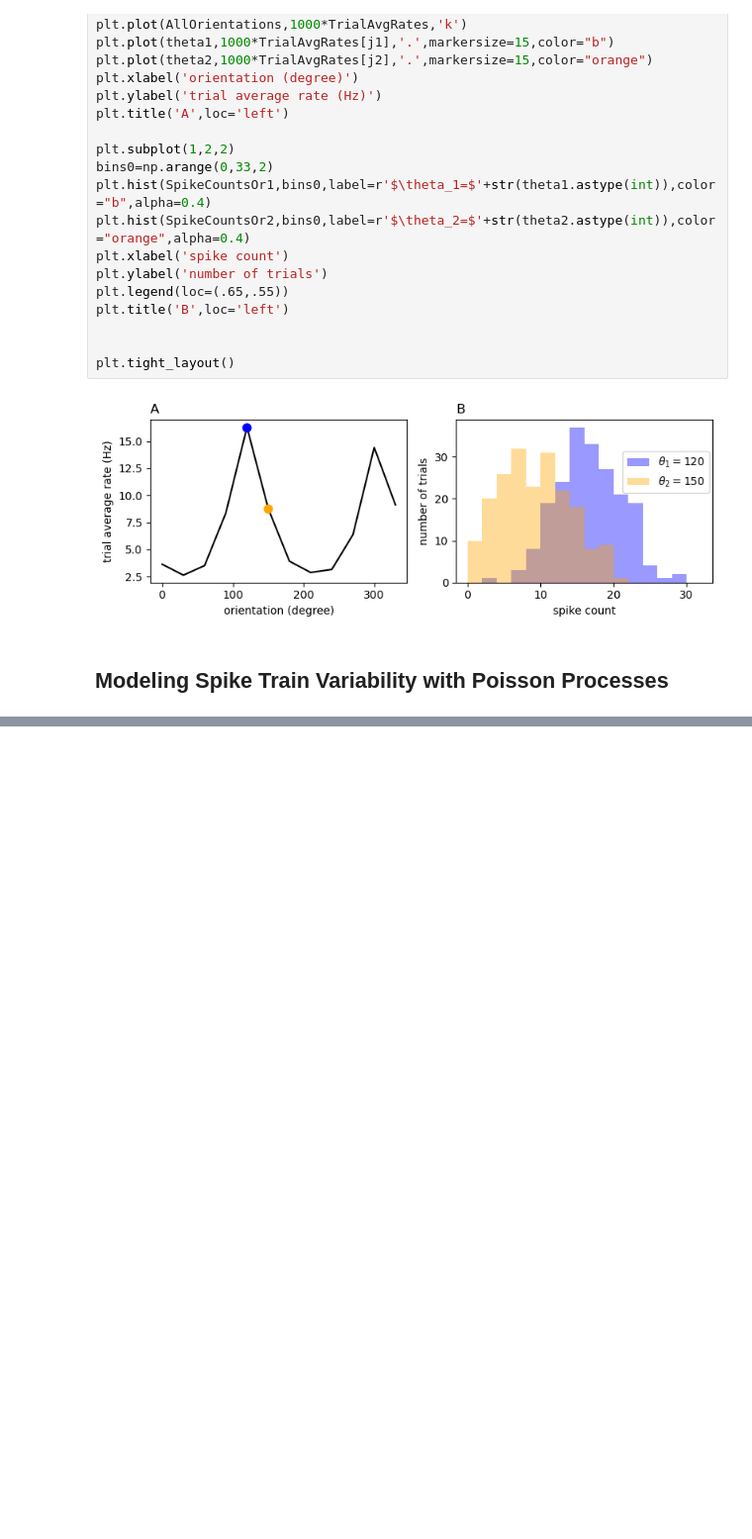
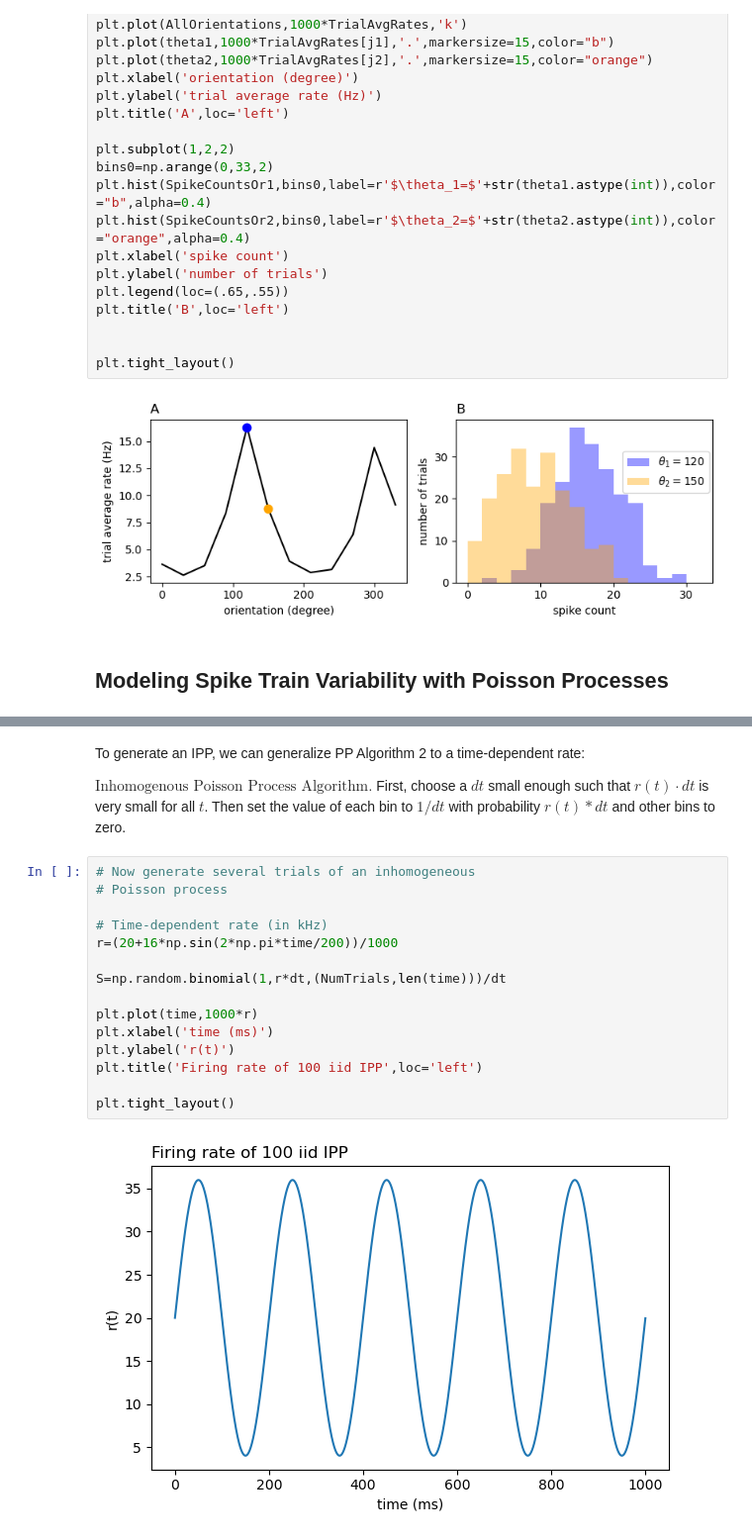
Before and after one commit to yuesha-yc/ModelingNeuralCircuits, a Jupyter notebook: NeuralDynamics.ipynb, the cells around one changed output, grey strips where cells are left out. Shown at 99% size. Saved outputs shown, nothing was run; the diff lists cells and outputs as text; blank space fills up the shorter version.

```diff
--- a/NeuralDynamics.ipynb
+++ b/NeuralDynamics.ipynb
@@ -1735,0 +1865,21 @@ plt.tight_layout()
+# %% [markdown]
+To generate an IPP, we can generalize PP Algorithm 2 to a time-dependent rate:
+
+$\text{Inhomogenous Poisson Process Algorithm.}$ First, choose a $dt$ small enough such that $r(t)\cdot dt$ is very small for all $t$. Then set the value of each bin to $1/dt$ with probability $r(t)*dt$ and other bins to zero.
+# %%
+# Now generate several trials of an inhomogeneous
+# Poisson process
+
+# Time-dependent rate (in kHz)
+r=(20+16*np.sin(2*np.pi*time/200))/1000
+
+S=np.random.binomial(1,r*dt,(NumTrials,len(time)))/dt
+
+plt.plot(time,1000*r)
+plt.xlabel('time (ms)')
+plt.ylabel('r(t)')
+plt.title('Firing rate of 100 iid IPP',loc='left')
+
+plt.tight_layout()
+# %% [output]
+[figure, added]
```
Also changed, not shown: parts of 10 cells of this notebook.
